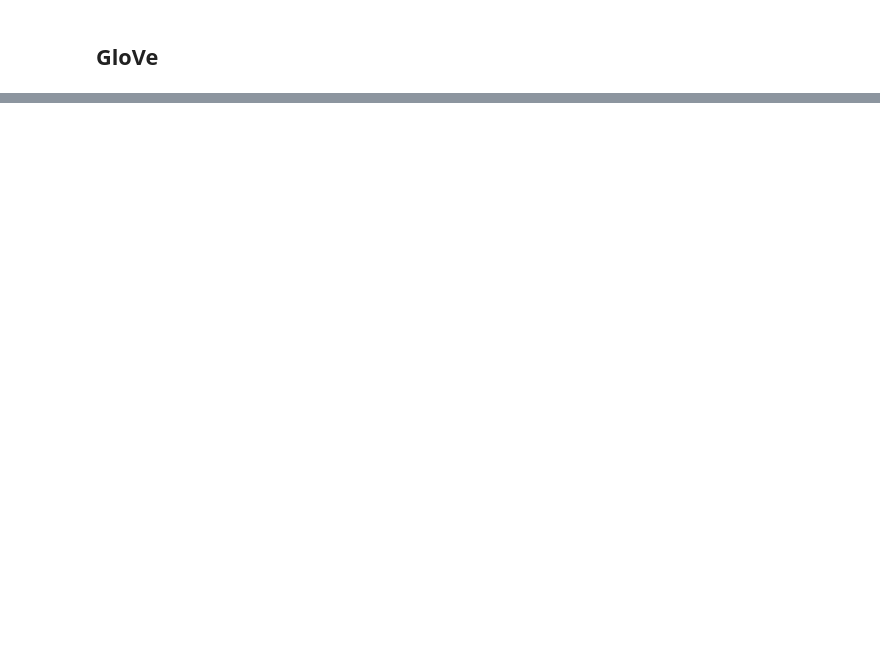
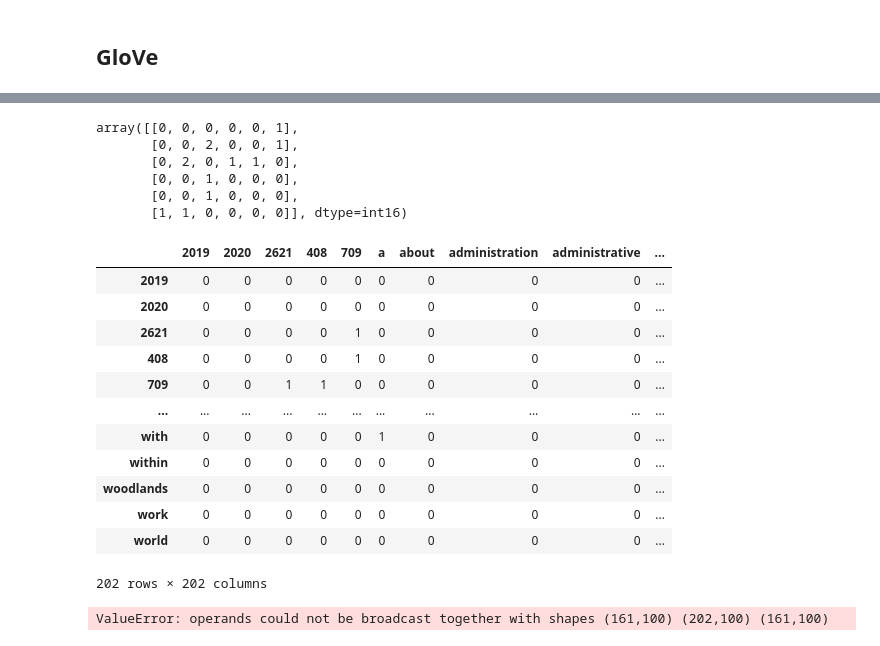
Before and after one commit to c-woo/Potential-Talents, a Jupyter notebook: Untitled.ipynb, the cells around one changed output, grey strips where cells are left out. Cells and saved outputs as stored; diff of their text form; code cells hidden in the pictures; blank space fills up the shorter version.

```diff
--- a/Untitled.ipynb
+++ b/Untitled.ipynb
@@ -269,0 +347,27 @@ ValueError: invalid literal for int() with base 10: 'the'
+# %%
+from collections import defaultdict
+
+def co_occurrence(sentences, window_size):
+    d = defaultdict(int)
+    vocab = set()
+    for text in sentences:
+        # preprocessing (use tokenizer instead)
+        text = text.lower().split()
+        # iterate over sentences
+        for i in range(len(text)):
+            token = text[i]
+            vocab.add(token)  # add to vocab
+            next_token = text[i+1 : i+1+window_size]
+            for t in next_token:
+                key = tuple( sorted([t, token]) )
+                d[key] += 1
+
+    # formulate the dictionary into dataframe
+    vocab = sorted(vocab) # sort vocab
+    df = pd.DataFrame(data=np.zeros((len(vocab), len(vocab)), dtype=np.int16),
+                      index=vocab,
+                      columns=vocab)
+    for key, value in d.items():
+        df.at[key[0], key[1]] = value
+        df.at[key[1], key[0]] = value
+    return df
@@ -269,0 +376,9 @@ ValueError: invalid literal for int() with base 10: 'the'
+# %%
+co_occurrence(test_list, 1).to_numpy()
+# %% [output]
+array([[0, 0, 0, 0, 0, 1],
+       [0, 0, 2, 0, 0, 1],
+       [0, 2, 0, 1, 1, 0],
+       [0, 0, 1, 0, 0, 0],
+       [0, 0, 1, 0, 0, 0],
+       [1, 1, 0, 0, 0, 0]], dtype=int16)
@@ -269,0 +387,16 @@ ValueError: invalid literal for int() with base 10: 'the'
+# %%
+co_occ
+# %% [output]
+|  | 2019 | 2020 | 2621 | 408 | 709 | a | about | administration | administrative | ... |
+| 2019 | 0 | 0 | 0 | 0 | 0 | 0 | 0 | 0 | 0 | ... |
+| 2020 | 0 | 0 | 0 | 0 | 0 | 0 | 0 | 0 | 0 | ... |
+| 2621 | 0 | 0 | 0 | 0 | 1 | 0 | 0 | 0 | 0 | ... |
+| 408 | 0 | 0 | 0 | 0 | 1 | 0 | 0 | 0 | 0 | ... |
+| 709 | 0 | 0 | 1 | 1 | 0 | 0 | 0 | 0 | 0 | ... |
+| ... | ... | ... | ... | ... | ... | ... | ... | ... | ... | ... |
+| with | 0 | 0 | 0 | 0 | 0 | 1 | 0 | 0 | 0 | ... |
+| within | 0 | 0 | 0 | 0 | 0 | 0 | 0 | 0 | 0 | ... |
+| woodlands | 0 | 0 | 0 | 0 | 0 | 0 | 0 | 0 | 0 | ... |
+| work | 0 | 0 | 0 | 0 | 0 | 0 | 0 | 0 | 0 | ... |
+| world | 0 | 0 | 0 | 0 | 0 | 0 | 0 | 0 | 0 | ... |
+202 rows × 202 columns
@@ -269,0 +405,4 @@ ValueError: invalid literal for int() with base 10: 'the'
+# %%
+vectors = glove.fit(co_occ)
+# %% [output]
+ValueError: operands could not be broadcast together with shapes (161,100) (202,100) (161,100)
```
Also changed, not shown: parts of 21 cells of this notebook.
